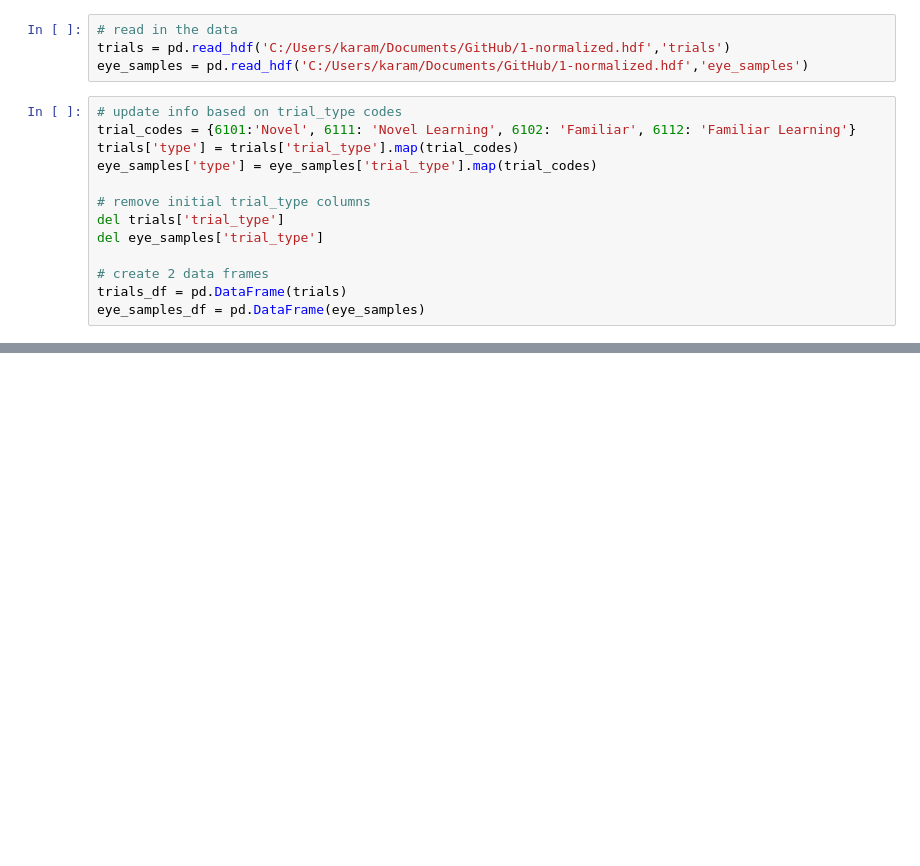
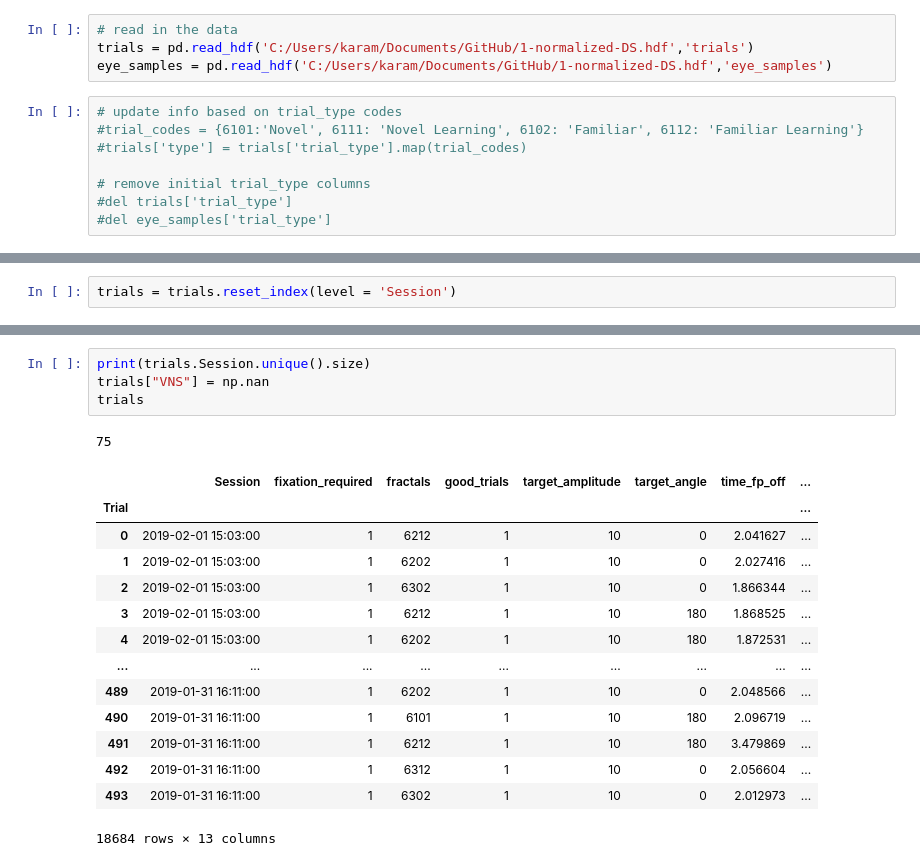
Before and after one commit to schlich/vns, a Jupyter notebook: data_exploration.ipynb, the cells around one changed output, grey strips where cells are left out. Drawn from its saved outputs; the diff is of its cells as text; blank space fills up the shorter version.

Commit message:
vns column
add column for stim or no stim

```diff
--- a/data_exploration.ipynb
+++ b/data_exploration.ipynb
@@ -4,17 +6,12 @@ import matplotlib.pyplot as plt
 # %%
 # read in the data
-trials = pd.read_hdf('C:/Users/karam/Documents/GitHub/1-normalized.hdf','trials')
-eye_samples = pd.read_hdf('C:/Users/karam/Documents/GitHub/1-normalized.hdf','eye_samples')
+trials = pd.read_hdf('C:/Users/karam/Documents/GitHub/1-normalized-DS.hdf','trials')
+eye_samples = pd.read_hdf('C:/Users/karam/Documents/GitHub/1-normalized-DS.hdf','eye_samples')
 # %%
 # update info based on trial_type codes
-trial_codes = {6101:'Novel', 6111: 'Novel Learning', 6102: 'Familiar', 6112: 'Familiar Learning'}
-trials['type'] = trials['trial_type'].map(trial_codes)
-eye_samples['type'] = eye_samples['trial_type'].map(trial_codes)
+#trial_codes = {6101:'Novel', 6111: 'Novel Learning', 6102: 'Familiar', 6112: 'Familiar Learning'}
+#trials['type'] = trials['trial_type'].map(trial_codes)
 
 # remove initial trial_type columns
-del trials['trial_type']
-del eye_samples['trial_type']
-
-# create 2 data frames
-trials_df = pd.DataFrame(trials)
-eye_samples_df = pd.DataFrame(eye_samples)
+#del trials['trial_type']
+#del eye_samples['trial_type']
@@ -54,0 +18,2 @@ eye_samples_df
+# %%
+trials = trials.reset_index(level = 'Session')
@@ -54,0 +40,20 @@ eye_samples_df
+# %%
+print(trials.Session.unique().size)
+trials["VNS"] = np.nan
+trials
+# %% [output]
+75
+|  | Session | fixation_required | fractals | good_trials | target_amplitude | target_angle | time_fp_off | ... |
+| Trial |  |  |  |  |  |  |  | ... |
+| 0 | 2019-02-01 15:03:00 | 1 | 6212 | 1 | 10 | 0 | 2.041627 | ... |
+| 1 | 2019-02-01 15:03:00 | 1 | 6202 | 1 | 10 | 0 | 2.027416 | ... |
+| 2 | 2019-02-01 15:03:00 | 1 | 6302 | 1 | 10 | 0 | 1.866344 | ... |
+| 3 | 2019-02-01 15:03:00 | 1 | 6212 | 1 | 10 | 180 | 1.868525 | ... |
+| 4 | 2019-02-01 15:03:00 | 1 | 6202 | 1 | 10 | 180 | 1.872531 | ... |
+| ... | ... | ... | ... | ... | ... | ... | ... | ... |
+| 489 | 2019-01-31 16:11:00 | 1 | 6202 | 1 | 10 | 0 | 2.048566 | ... |
+| 490 | 2019-01-31 16:11:00 | 1 | 6101 | 1 | 10 | 180 | 2.096719 | ... |
+| 491 | 2019-01-31 16:11:00 | 1 | 6212 | 1 | 10 | 180 | 3.479869 | ... |
+| 492 | 2019-01-31 16:11:00 | 1 | 6312 | 1 | 10 | 0 | 2.056604 | ... |
+| 493 | 2019-01-31 16:11:00 | 1 | 6302 | 1 | 10 | 0 | 2.012973 | ... |
+18684 rows × 13 columns
```
Also changed, not shown: parts of 12 cells of this notebook.
